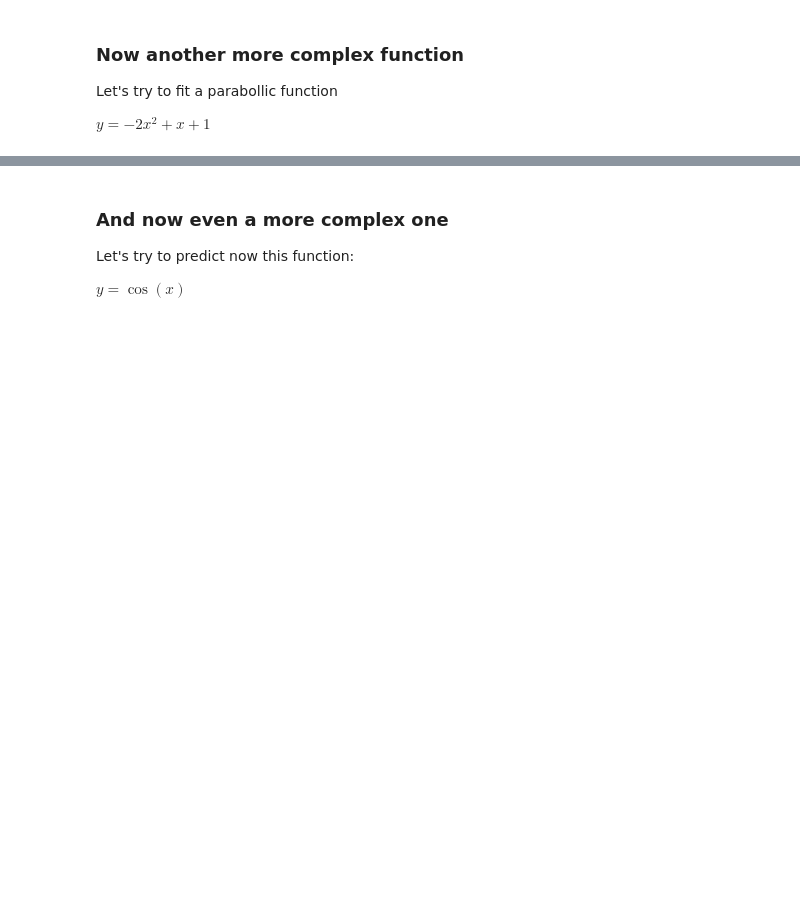
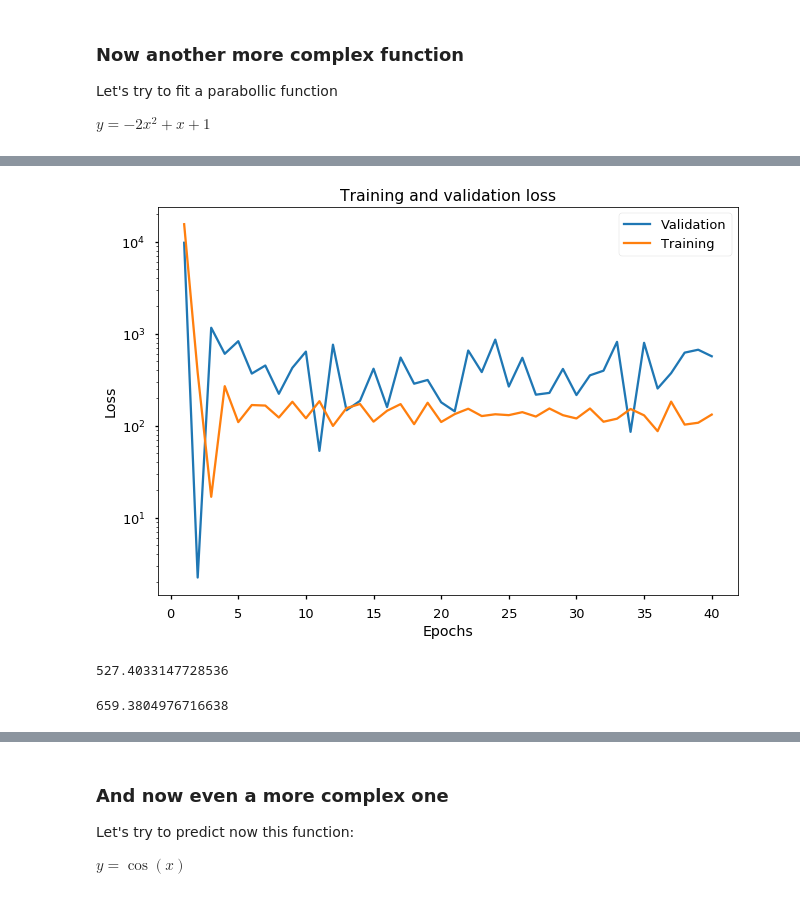
Before and after one commit to macomino/deepLearning, a Jupyter notebook: 01_Intro_Deep_Learning_before_class.ipynb, the cells around one changed output, grey strips where cells are left out. Saved outputs shown, nothing was run; the diff lists cells and outputs as text; code cells hidden in the pictures; blank space fills up the shorter version.

```diff
--- a/01_Intro_Deep_Learning_before_class.ipynb
+++ b/01_Intro_Deep_Learning_before_class.ipynb
@@ -154,0 +163,12 @@ $\displaystyle y = -2x^2 + x + 1$
+# %%
+m = models.Sequential()
+m.add(layers.Dense(input_shape=(1,), activation='relu', units=64))
+m.add(layers.Dense( activation='relu', units=64))
+m.add(layers.Dense( activation='relu', units=64))
+m.add(layers.Dense( activation='relu', units=64))
+m.add(layers.Dense( activation='relu', units=64))
+m.add(layers.Dense( activation='relu', units=64))
+m.add(layers.Dense( activation='relu', units=64))
+m.add(layers.Dense( activation='relu', units=64))
+m.add(layers.Dense( activation='relu', units=64))
+m.add(layers.Dense(activation=None, units=1))
@@ -154,0 +197,4 @@ $\displaystyle y = -2x^2 + x + 1$
+# %%
+m.compile(loss=losses.mse, optimizer=optimizers.rmsprop(), metrics=[metrics.mean_absolute_error])
+# %%
+h = m.fit(x=x_train, y=y_train, batch_size=100, epochs=40, validation_split=0.2)
@@ -154,0 +219,4 @@ $\displaystyle y = -2x^2 + x + 1$
+# %%
+plot_metric(h, 'loss')
+# %% [output]
+[figure, added]
@@ -154,0 +226,8 @@ $\displaystyle y = -2x^2 + x + 1$
+# %%
+err_t
+# %% [output]
+527.4033147728536
+# %%
+err_v
+# %% [output]
+659.3804976716638
```
Also changed, not shown: parts of 15 cells of this notebook.
